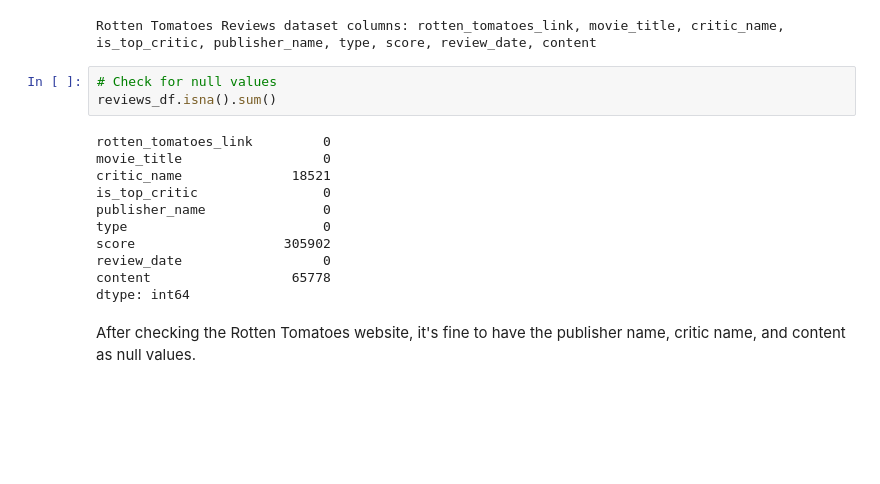
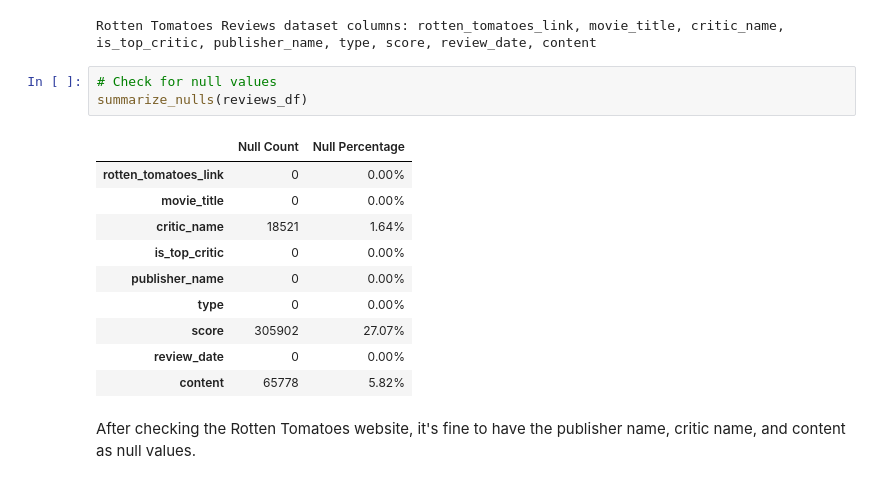
Before and after one commit to quelmitch/UNITO-IUM-TWEB, a Jupyter notebook: solution/data-analysis/data_cleaning.ipynb, the cells around one changed output. Cells and saved outputs as stored; diff of their text form; blank space fills up the shorter version.

```diff
--- a/solution/data-analysis/data_cleaning.ipynb
+++ b/solution/data-analysis/data_cleaning.ipynb
@@ -1126,18 +1128,18 @@ print(f"Rotten Tomatoes Reviews dataset columns: {', '.join(reviews_df.columns)}
 Rotten Tomatoes Reviews dataset columns: rotten_tomatoes_link, movie_title, critic_name, is_top_critic, publisher_name, type, score, review_date, content
 # %%
 # Check for null values
-reviews_df.isna().sum()
+summarize_nulls(reviews_df)
 # %% [output]
-rotten_tomatoes_link         0
-movie_title                  0
-critic_name              18521
-is_top_critic                0
-publisher_name               0
-type                         0
-score                   305902
-review_date                  0
-content                  65778
-dtype: int64
+|  | Null Count | Null Percentage |
+| rotten_tomatoes_link | 0 | 0.00% |
+| movie_title | 0 | 0.00% |
+| critic_name | 18521 | 1.64% |
+| is_top_critic | 0 | 0.00% |
+| publisher_name | 0 | 0.00% |
+| type | 0 | 0.00% |
+| score | 305902 | 27.07% |
+| review_date | 0 | 0.00% |
+| content | 65778 | 5.82% |
 # %% [markdown]
 After checking the Rotten Tomatoes website, it's fine to have the publisher name, critic name, and content as null values.
 # %%
```
Also changed, not shown: parts of 25 cells of this notebook, 1 other file.
